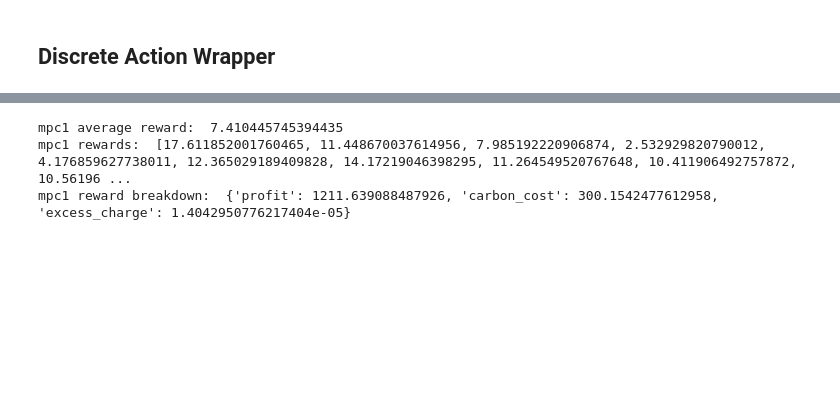
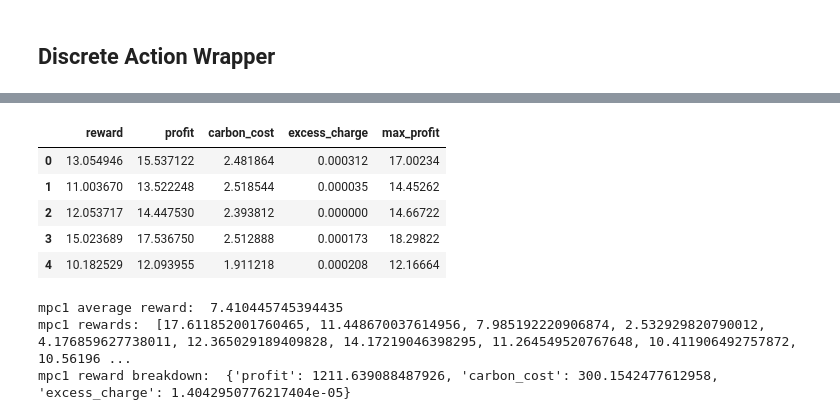
Before and after one commit to chrisyeh96/sustaingym, a Jupyter notebook: notebooks_and_scripts/env_validation.ipynb, the cells around one changed output, grey strips where cells are left out. Cells and saved outputs as stored; diff of their text form; code cells hidden in the pictures; blank space fills up the shorter version.

```diff
--- a/notebooks_and_scripts/env_validation.ipynb
+++ b/notebooks_and_scripts/env_validation.ipynb
@@ -312,3 +367,15 @@ greedy, continuous
+# %%
+reward_breakdown.to_csv("test_for_to_csv.csv", compression='gzip', index=False)
+rb = pd.read_csv("test_for_to_csv.csv", compression='gzip')
+
+rb.head()
+# %% [output]
+|  | reward | profit | carbon_cost | excess_charge | max_profit |
+| 0 | 13.054946 | 15.537122 | 2.481864 | 0.000312 | 17.00234 |
+| 1 | 11.003670 | 13.522248 | 2.518544 | 0.000035 | 14.45262 |
+| 2 | 12.053717 | 14.447530 | 2.393812 | 0.000000 | 14.66722 |
+| 3 | 15.023689 | 17.536750 | 2.512888 | 0.000173 | 18.29822 |
+| 4 | 10.182529 | 12.093955 | 1.911218 | 0.000208 | 12.16664 |
 # %%
 import pdb
 
```
Also changed, not shown: parts of 13 cells of this notebook, 26 other files.
